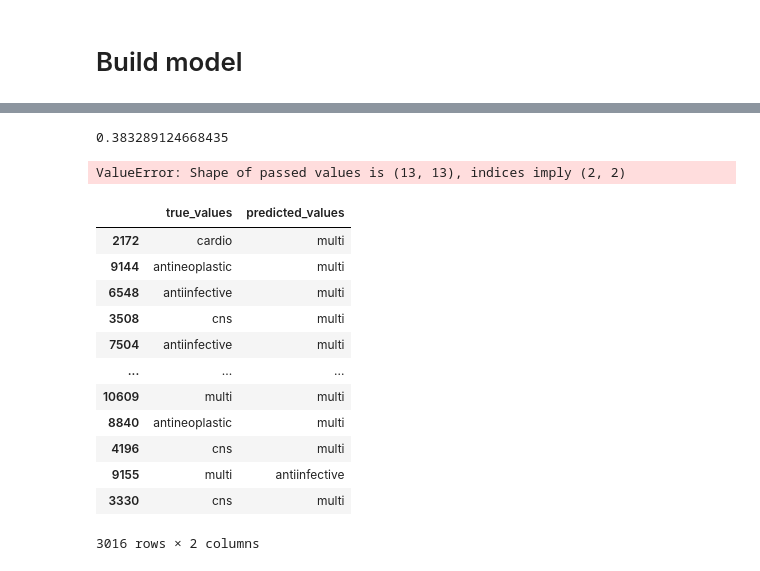
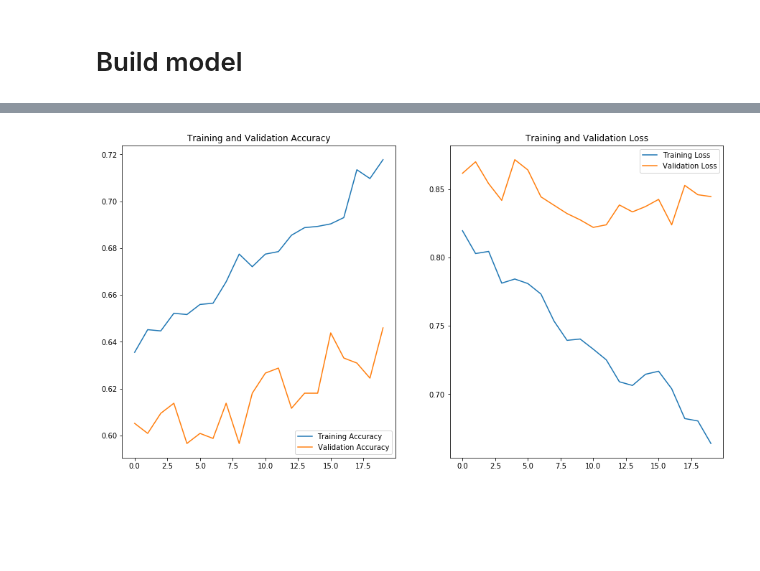
Before and after one commit to veeps/molecular_classification, a Jupyter notebook: code/03_rnn-Copy1.ipynb, the cells around one changed output, grey strips where cells are left out. Cells and saved outputs as stored; diff of their text form; code cells hidden in the pictures; blank space fills up the shorter version.

Commit message:
ran RNN model on SMILES string

```diff
--- a/code/03_rnn-Copy1.ipynb
+++ b/code/03_rnn-Copy1.ipynb
@@ -90,0 +84,8 @@ X_train, X_test, y_train, y_test = train_test_split(X, y,
+# %%
+# set up tokenizer
+tokenizer = Tokenizer(char_level=True, lower = False )
+tokenizer.fit_on_texts(df["desalted_smiles"])
+sequence_of_int = tokenizer.texts_to_sequences(df["desalted_smiles"])
+# %%
+X_train_tk = tokenizer.texts_to_matrix(X_train, mode='count' )
+X_test_tk = tokenizer.texts_to_matrix(X_test, mode='count' )
@@ -92,8 +129,8 @@ X_train, X_test, y_train, y_test = train_test_split(X, y,
 # Build model
 # %%
 model = Sequential()
-model.add(Embedding(53,32))
+model.add(Embedding(1000,32))
 model.add(SimpleRNN(32))
-model.add(Dense(13, activation = "softmax"))
+model.add(Dense(3, activation = "softmax"))
 model.summary()
 # %% [output]
@@ -115,8 +152,8 @@ _________________________________________________________________
 model.compile(optimizer = "adam", loss =  "sparse_categorical_crossentropy",
               metrics=['accuracy'])
 # %%
-history = model.fit(X_train, y_train,
-                   epochs = 10,
+history = model.fit(X_train_tk, y_train,
+                   epochs = 20,
                    batch_size = 128,
                    validation_split = 0.2)
 # %% [output]
@@ -140,32 +176,0 @@ y_preds = svc.predict(X_test)
-# %%
-# Measure performance based on accuracy.
-accuracy_score(y_test, y_preds)
-# %% [output]
-0.383289124668435
-# %%
-# Generate confusion matrix. From lesson 4.03
-cm_c = confusion_matrix(y_test, # True values.
-                 y_preds)  # Predicted values.
-cm_c = pd.DataFrame(cm_c, columns=['pred no help', 'pred needs help'],
-                   index=['actual no help', 'actual needs help'])
-cm_c
-# %% [output]
-ValueError: Shape of passed values is (13, 13), indices imply (2, 2)
-# %%
-pred_df = pd.DataFrame({'true_values':y_test,
-                         'predicted_values':y_preds})
-pred_df
-# %% [output]
-|  | true_values | predicted_values |
-| 2172 | cardio | multi |
-| 9144 | antineoplastic | multi |
-| 6548 | antiinfective | multi |
-| 3508 | cns | multi |
-| 7504 | antiinfective | multi |
-| ... | ... | ... |
-| 10609 | multi | multi |
-| 8840 | antineoplastic | multi |
-| 4196 | cns | multi |
-| 9155 | multi | antiinfective |
-| 3330 | cns | multi |
-3016 rows × 2 columns
@@ -173,0 +177,4 @@ pickle.dump(y_preds, open("y_preds.pkl", "wb"))
+# %%
+plot_accuracy_loss(history)
+# %% [output]
+[figure, added]
```
Also changed, not shown: parts of 31 cells of this notebook, 1 other file.
